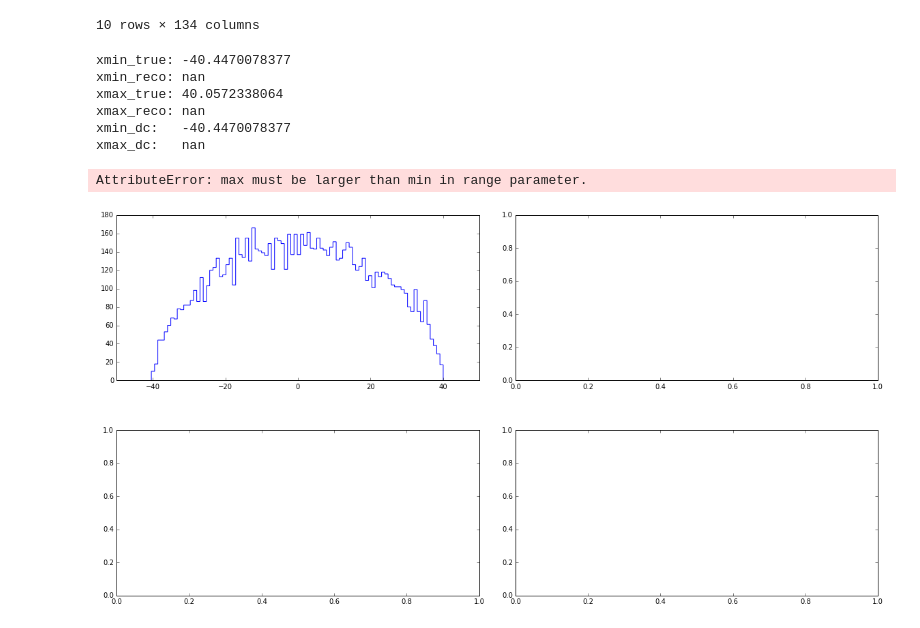
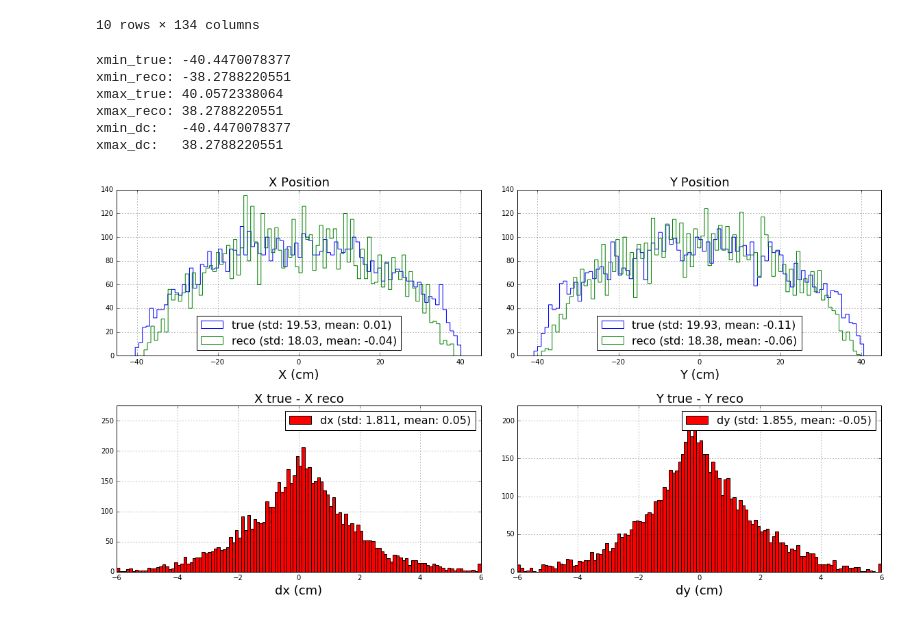
Before and after one commit to dbarg/helsinki_stockholm_collaboration, a Jupyter notebook: example.ipynb, the cells around one changed output. Saved outputs shown, nothing was run; the diff lists cells and outputs as text; code cells hidden in the pictures.

```diff
--- a/example.ipynb
+++ b/example.ipynb
@@ -108,14 +108,13 @@ Using 6297 of 10000 events
 ####################################################################################################
 ####################################################################################################
 
-arr_x_true = df_all[:]['x'].as_matrix()
-arr_y_true = df_all[:]['y'].as_matrix()
-arr_x_reco = df_all[:]['intr_x'].as_matrix()
-arr_y_reco = df_all[:]['intr_y'].as_matrix()
+arr_x_true = df_all[:]['true_x'].as_matrix()
+arr_y_true = df_all[:]['true_y'].as_matrix()
+arr_x_reco = df_all[:]['reco_x'].as_matrix()
+arr_y_reco = df_all[:]['reco_y'].as_matrix()
 arr_dx     = arr_x_true - arr_x_reco
 arr_dy     = arr_y_true - arr_y_reco
 # %%
-
 
 ####################################################################################################
 ####################################################################################################
@@ -169,11 +168,11 @@ y_reco_mean = np.mean(arr_y_reco)
 y_reco_std  = np.std (arr_y_reco)
 # %% [output]
 xmin_true: -40.4470078377
-xmin_reco: nan
+xmin_reco: -38.2788220551
 xmax_true: 40.0572338064
-xmax_reco: nan
+xmax_reco: 38.2788220551
 xmin_dc:   -40.4470078377
-xmax_dc:   nan
+xmax_dc:   38.2788220551
 # %%
 
 
@@ -219,34 +218,33 @@ plt.hist(arr_y_reco, bins=xy_nbins, label=y_label_reco, fill=False, histtype='st
 plt.xlim([xy_min, xy_max])
 plt.xlabel('Y (cm)', fontsize=18)
 plt.title('Y Position', fontsize=18)
 plt.legend(loc='lower center', fontsize=16)
 plt.grid(True)
 
 
 ####################################################################################################
 ####################################################################################################
 
 plt.subplot(rows, cols, 3)
 plt.hist(arr_dx_ovflw, bins=dxy_nbins, label=dx_label, fill=True, histtype='bar', color='r')
 plt.xlim([dxy_min, dxy_max])
-plt.ylim([0, 900])
+plt.ylim([0, 1.1 * plt.gca().get_ylim()[1]])
 plt.xlabel('dx (cm)', fontsize=18)
 plt.title('X true - X reco', fontsize=18)
 plt.legend(fontsize=16)
 plt.grid(True)
 
 
 ####################################################################################################
 ####################################################################################################
 
 plt.subplot(rows, cols, 4)
 plt.hist(arr_dy_ovflw, bins=dxy_nbins, label=dy_label, fill=True, histtype='bar', color='r')
 plt.xlim([dxy_min, dxy_max])
-plt.ylim([0, 900])
+plt.ylim([0, 1.1 * plt.gca().get_ylim()[1]])
 plt.xlabel('dy (cm)', fontsize=18)
 plt.title('Y true - Y reco', fontsize=18)
 plt.legend(fontsize=16)
 plt.grid(True)
 # %% [output]
-AttributeError: max must be larger than min in range parameter.
-[figure, old version]
+[figure, new version]
```
